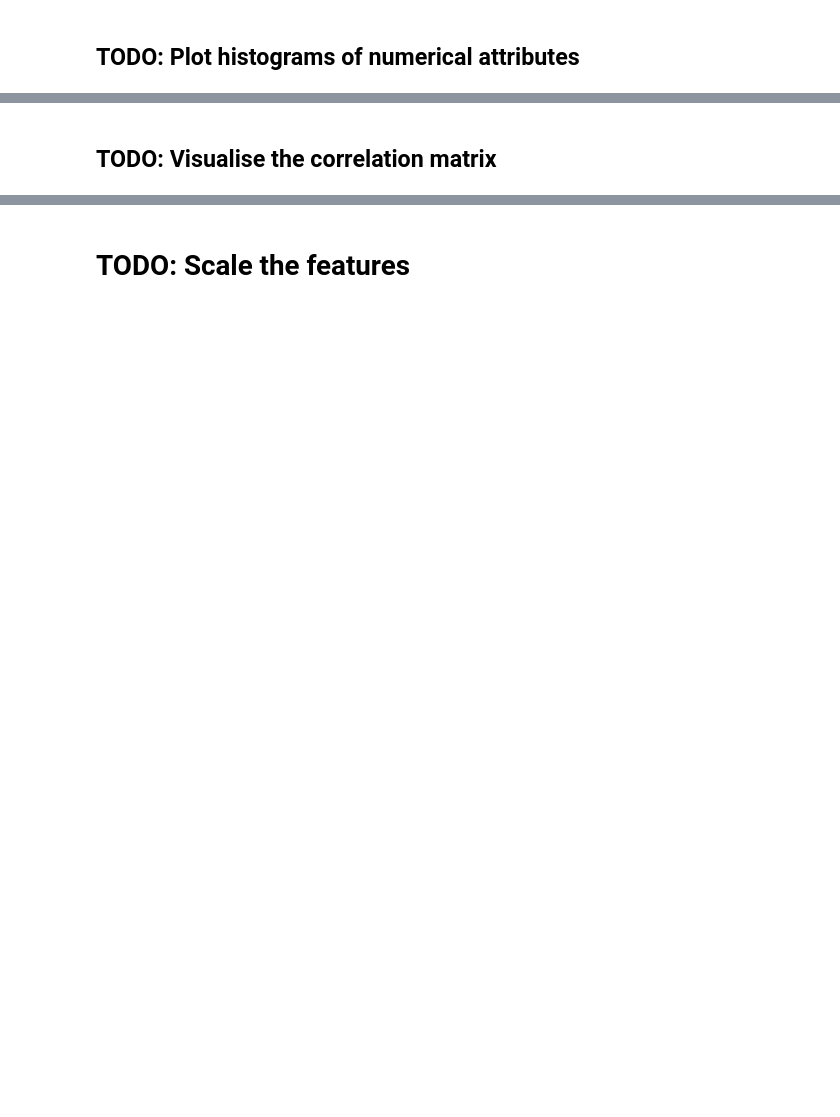
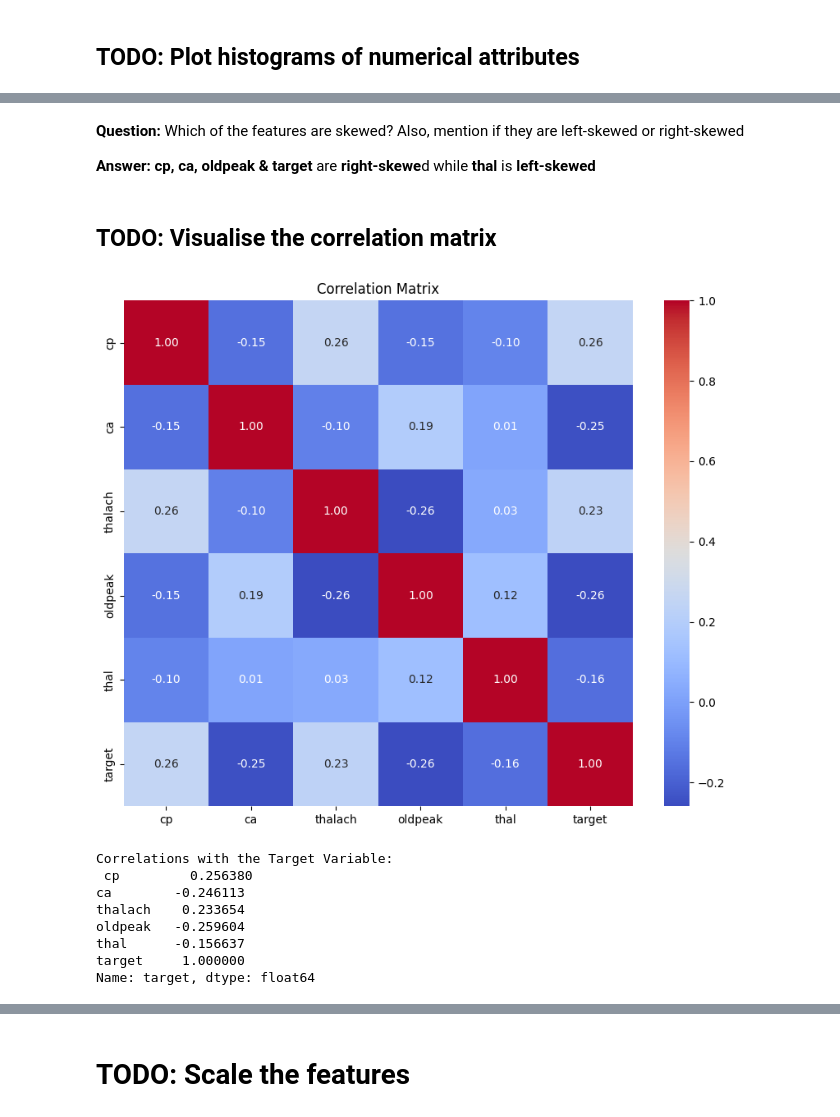
Before and after one commit to mr-nudo/intelligent-tools, a Jupyter notebook: KNN_DT_RF_XGB_Q5.ipynb, the cells around one changed output, grey strips where cells are left out. Cells and saved outputs as stored; diff of their text form; code cells hidden in the pictures; blank space fills up the shorter version.

```diff
--- a/KNN_DT_RF_XGB_Q5.ipynb
+++ b/KNN_DT_RF_XGB_Q5.ipynb
@@ -43,2 +119,8 @@ heart_data = pd.read_csv(data_path)
+# %% [markdown]
+**Question:** Which of the features are skewed? Also, mention if they are left-skewed or right-skewed
+
+**Answer:**
+**cp, ca, oldpeak & target** are **right-skewe**d
+while **thal** is **left-skewed**
 # %% [markdown]
 ## TODO: Visualise the correlation matrix
@@ -46,0 +127,21 @@ heart_data = pd.read_csv(data_path)
+# %%
+# Correlation matrix
+correlation_matrix = heart_data.corr()
+
+plt.figure(figsize=(10, 8))
+sns.heatmap(correlation_matrix, annot=True, cmap='coolwarm', fmt='.2f')
+plt.title('Correlation Matrix')
+plt.show()
+
+target_correlation = correlation_matrix['target']
+print("Correlations with the Target Variable:\n", target_correlation)
+# %% [output]
+[figure, added]
+Correlations with the Target Variable:
+ cp         0.256380
+ca        -0.246113
+thalach    0.233654
+oldpeak   -0.259604
+thal      -0.156637
+target     1.000000
+Name: target, dtype: float64
```
Also changed, not shown: parts of 18 cells of this notebook.
